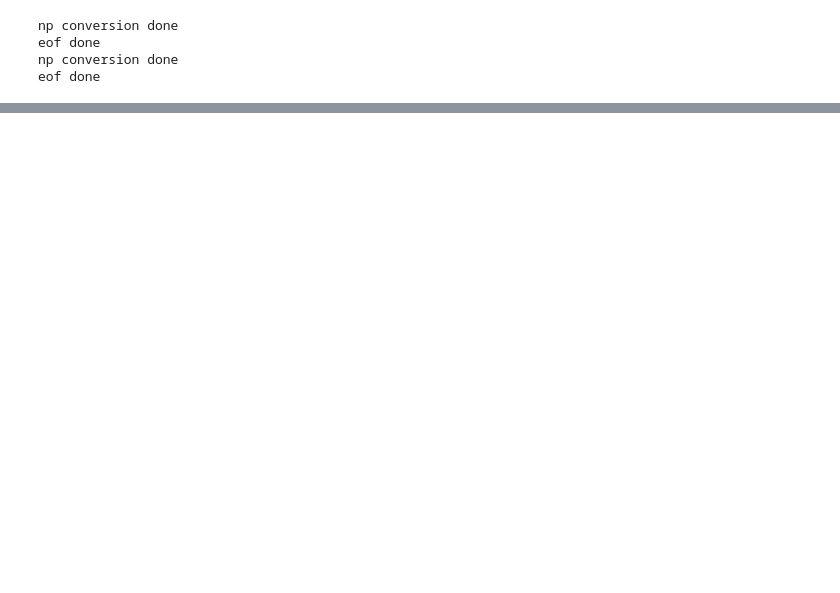
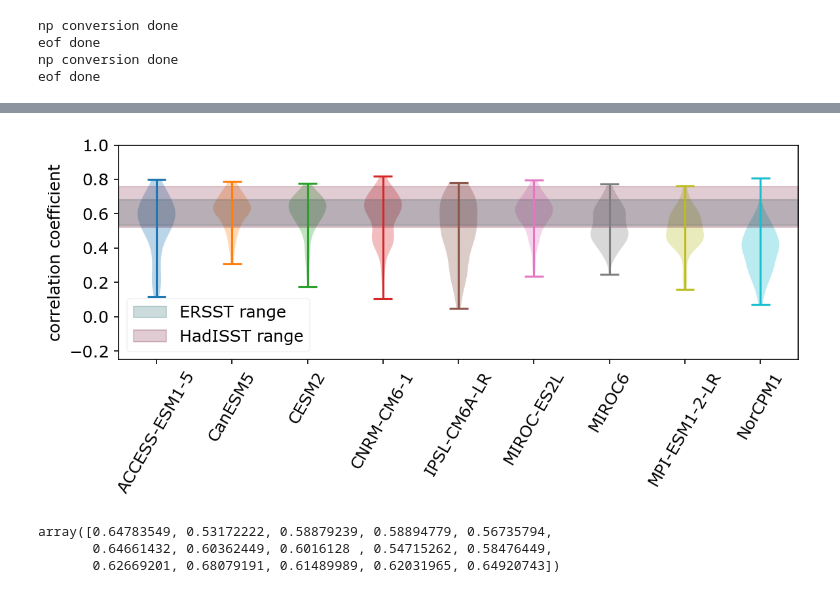
Before and after one commit to emily-gordy/NPac_MultiYear_SkillComponentAnalysis, a Jupyter notebook: supplemental/evaluate_tvtfolds.ipynb, the cells around one changed output, grey strips where cells are left out. Saved outputs shown, nothing was run; the diff lists cells and outputs as text; code cells hidden in the pictures; blank space fills up the shorter version.

```diff
--- a/supplemental/evaluate_tvtfolds.ipynb
+++ b/supplemental/evaluate_tvtfolds.ipynb
@@ -280,3 +362,24 @@ for ifold in range(len(foldseeds)):
+# %%
+modelscorr_polydetrend.shape
+obscorr_ERSST.shape
+imp.reload(analysisplots)
+# for ifold in range(len(foldseeds)):
+#     if ifold ==0:
+#         legend=True
+#     else:
+#         legend = False
+strout = savestr + "summary" + ".png"
+analysisplots.prettyviolinplot_supp_summary(modelscorr_polydetrend[np.arange(len(foldseeds)),bestseeds,:,:],obscorr_ERSST[np.arange(len(foldseeds)),bestseeds],
+                                                                        obscorr_HadISST[np.arange(len(foldseeds)),bestseeds],
+                                                                        modellist,"correlation coefficient",strout)
+# %% [output]
+[figure, added]
+# %%
+obscorr_ERSST[np.arange(len(foldseeds)),bestseeds]
+# %% [output]
+array([0.64783549, 0.53172222, 0.58879239, 0.58894779, 0.56735794,
+       0.64661432, 0.60362449, 0.6016128 , 0.54715262, 0.58476449,
+       0.62669201, 0.68079191, 0.61489989, 0.62031965, 0.64920743])
 # %%
 imp.reload(analysisplots)
 
```
Also changed, not shown: parts of 10 cells of this notebook, 4 other files.
